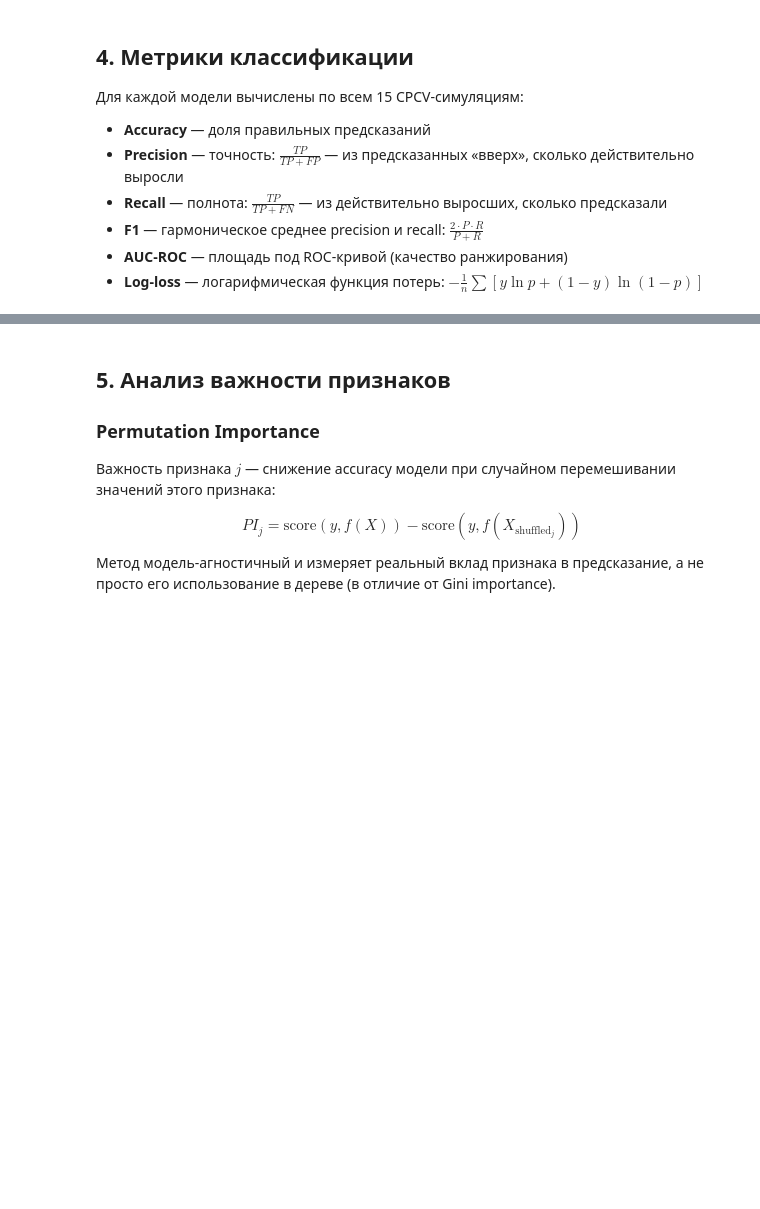
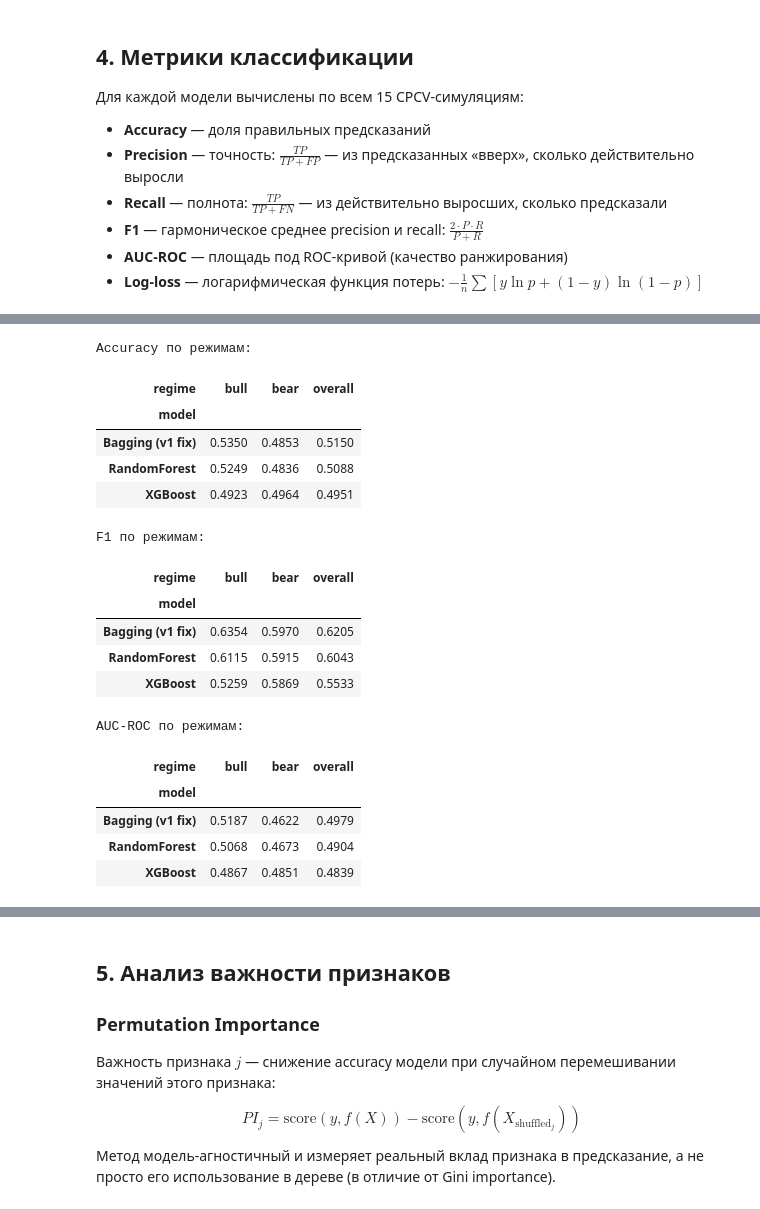
Before and after one commit to Sheisuka/BTC-Analytics, a Jupyter notebook: notebooks/04_Model_v2.ipynb, the cells around one changed output, grey strips where cells are left out. Cells and saved outputs as stored; diff of their text form; code cells hidden in the pictures; blank space fills up the shorter version.

```diff
--- a/notebooks/04_Model_v2.ipynb
+++ b/notebooks/04_Model_v2.ipynb
@@ -315,0 +515,80 @@ plt.show()
+# %%
+# Функция: метрики для одного среза (режима)
+def _metrics_subset(y_t, y_p, y_pr):
+    if len(y_t) == 0 or y_t.nunique() < 2:
+        return {"accuracy": np.nan, "precision": np.nan, "recall": np.nan,
+                "f1": np.nan, "auc_roc": np.nan, "logloss": np.nan, "support": len(y_t)}
+    return {
+        "accuracy":  accuracy_score(y_t, y_p),
+        "precision": precision_score(y_t, y_p, zero_division=0),
+        "recall":    recall_score(y_t, y_p, zero_division=0),
+        "f1":        f1_score(y_t, y_p, zero_division=0),
+        "auc_roc":   roc_auc_score(y_t, y_pr),
+        "logloss":   log_loss(y_t, y_pr, labels=[0, 1]),
+        "support":   len(y_t),
+    }
+
+def compute_metrics_by_regime(y_true, y_pred, y_proba, regime):
+    """Метрики для bull / bear / overall по агрегированным предсказаниям модели."""
+    reg = regime.reindex(y_true.index)
+    rows = []
+    for label in ["bull", "bear"]:
+        mask = (reg == label)
+        rows.append({"regime": label, **_metrics_subset(y_true[mask], y_pred[mask], y_proba[mask])})
+    rows.append({"regime": "overall", **_metrics_subset(y_true, y_pred, y_proba)})
+    return pd.DataFrame(rows)
+
+# Считаем для всех моделей: агрегируем предсказания по CPCV-фолдам и разрезаем по режимам
+regime_metrics_all = []
+for name, res in results.items():
+    yt = pd.concat(res["y_true"])
+    yp = pd.concat(res["y_pred"])
+    ypr = pd.concat(res["y_proba"])
+    df = compute_metrics_by_regime(yt, yp, ypr, regime)
+    df["model"] = name
+    regime_metrics_all.append(df)
+
+regime_metrics_df = pd.concat(regime_metrics_all, ignore_index=True)
+
+# Сводные таблицы: модель × режим
+order_cols = ["bull", "bear", "overall"]
+pivot_acc = regime_metrics_df.pivot(index="model", columns="regime", values="accuracy")[order_cols]
+pivot_f1  = regime_metrics_df.pivot(index="model", columns="regime", values="f1")[order_cols]
+pivot_auc = regime_metrics_df.pivot(index="model", columns="regime", values="auc_roc")[order_cols]
+pivot_sup = regime_metrics_df.pivot(index="model", columns="regime", values="support")[order_cols].astype(int)
+
+print("Accuracy по режимам:")
+display(pivot_acc.round(4))
+print("F1 по режимам:")
+display(pivot_f1.round(4))
+print("AUC-ROC по режимам:")
+display(pivot_auc.round(4))
+print("Support (число тестовых наблюдений) по режимам:")
+display(pivot_sup)
+
+# Превышение модели над бейзлайном внутри режима (в п.п.)
+print("\nПревышение accuracy над бейзлайном 'всегда UP' (п.п.) внутри каждого режима:")
+delta = pivot_acc.copy()
+delta["bull"]    = (pivot_acc["bull"]    - baseline_bull)    * 100
+delta["bear"]    = (pivot_acc["bear"]    - baseline_bear)    * 100
+delta["overall"] = (pivot_acc["overall"] - baseline_overall) * 100
+display(delta.round(2))
+# %% [output]
+Accuracy по режимам:
+| regime | bull | bear | overall |
+| model |  |  |  |
+| Bagging (v1 fix) | 0.5350 | 0.4853 | 0.5150 |
+| RandomForest | 0.5249 | 0.4836 | 0.5088 |
+| XGBoost | 0.4923 | 0.4964 | 0.4951 |
+F1 по режимам:
+| regime | bull | bear | overall |
+| model |  |  |  |
+| Bagging (v1 fix) | 0.6354 | 0.5970 | 0.6205 |
+| RandomForest | 0.6115 | 0.5915 | 0.6043 |
+| XGBoost | 0.5259 | 0.5869 | 0.5533 |
+AUC-ROC по режимам:
+| regime | bull | bear | overall |
+| model |  |  |  |
+| Bagging (v1 fix) | 0.5187 | 0.4622 | 0.4979 |
+| RandomForest | 0.5068 | 0.4673 | 0.4904 |
+| XGBoost | 0.4867 | 0.4851 | 0.4839 |
```
Also changed, not shown: parts of 33 cells of this notebook, 6 other files.
